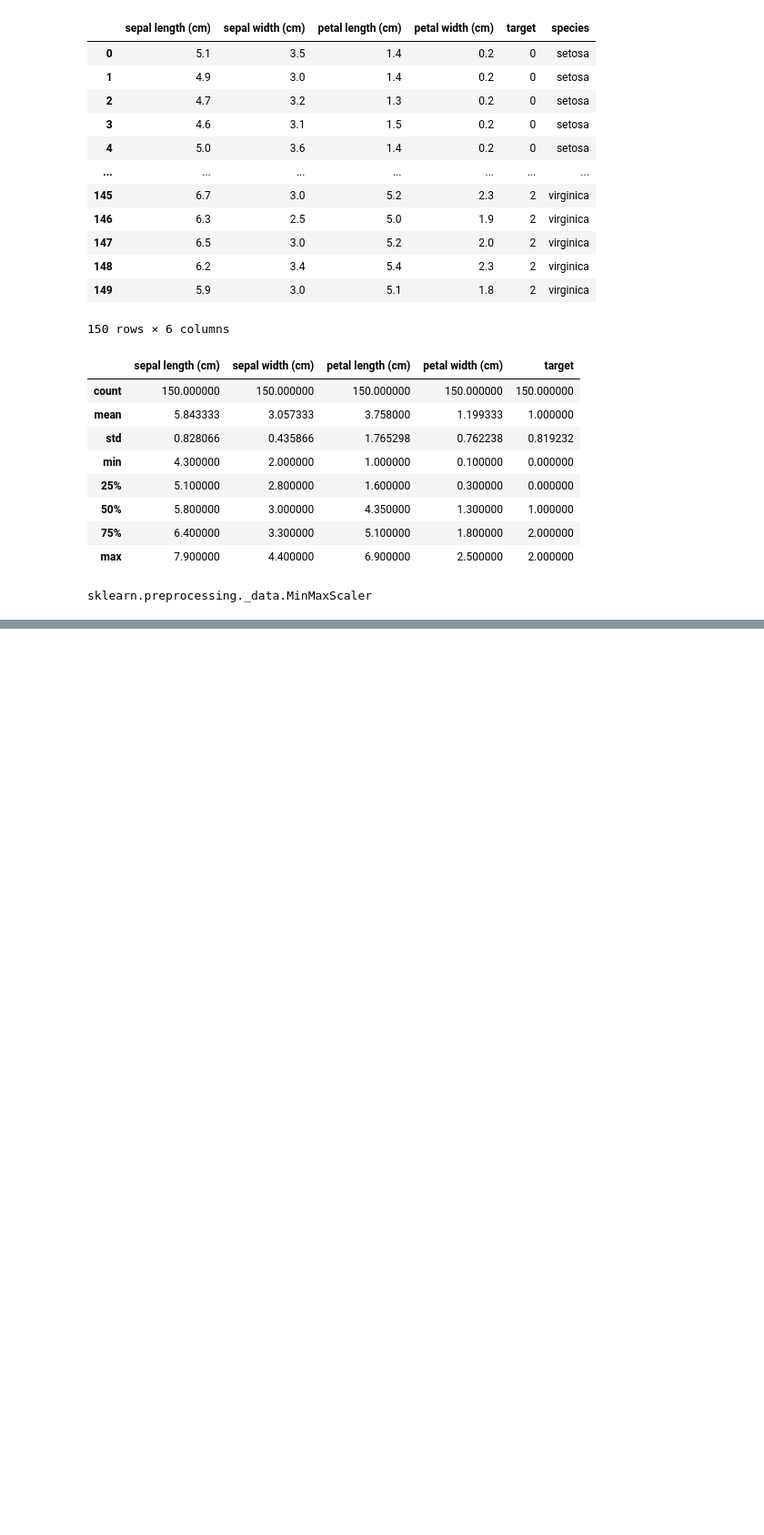
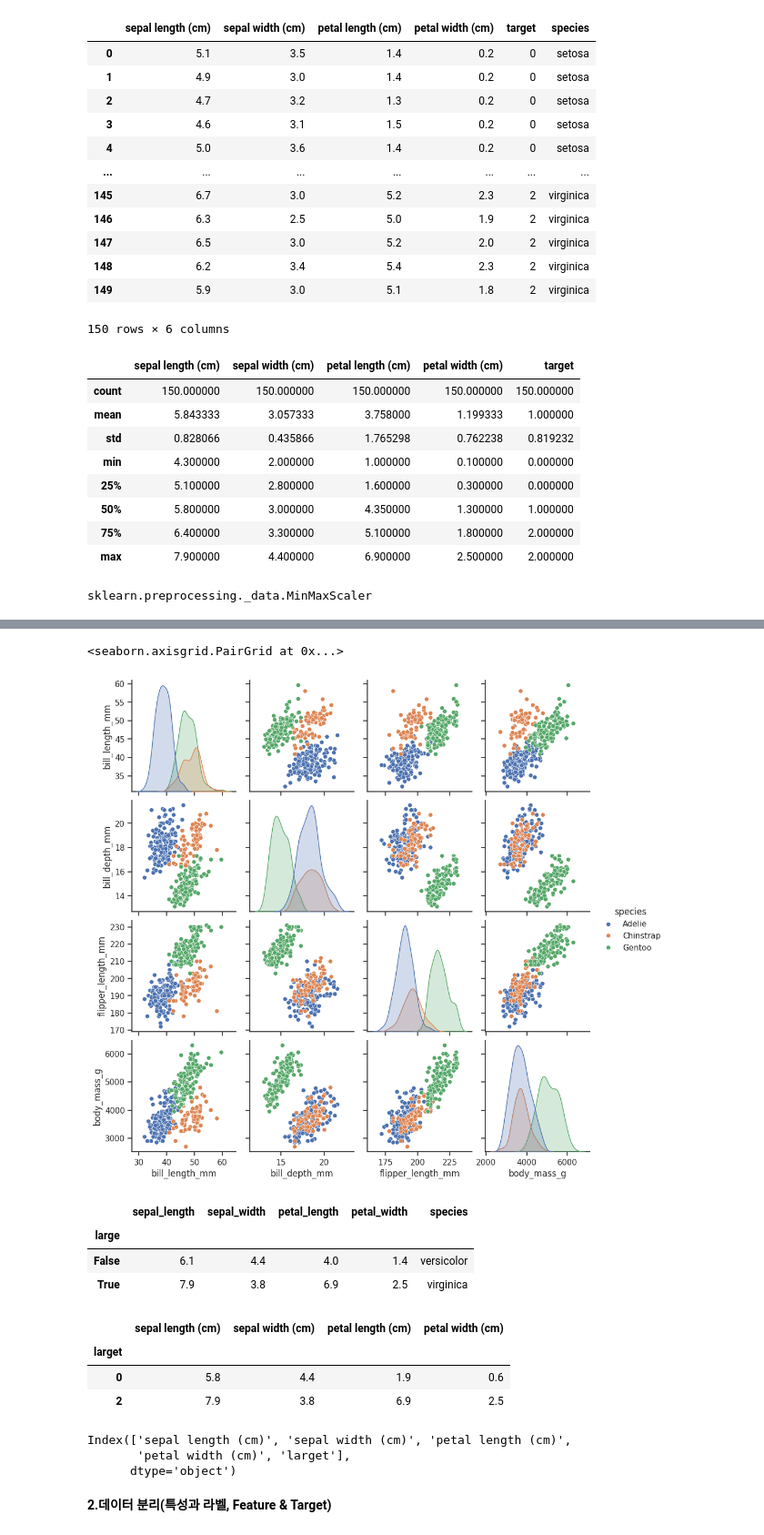
Before and after one commit to nhimsonitaa-bot/Jasmine, a Jupyter notebook: iris202622756.ipynb, the cells around one changed output, grey strips where cells are left out. Shown at 91% size. Cells and saved outputs as stored; diff of their text form; code cells hidden in the pictures; blank space fills up the shorter version.

```diff
--- a/iris202622756.ipynb
+++ b/iris202622756.ipynb
@@ -242,0 +273,57 @@ sklearn.preprocessing._data.MinMaxScaler
+# %%
+import seaborn as sns
+sns.set_theme(style="ticks")
+sns.pairplot(df, hue="species")
+sns.pairplot(df.hue='target')
+plt.show()
+# %% [output]
+<seaborn.axisgrid.PairGrid at 0x...>
+[figure, added]
+# %%
+import pandas as pd
+import seaborn as sns
+
+# Load Iris dataset
+iris = sns.load_dataset('iris')
+
+# Create a new column
+iris['large'] = iris['petal_length'] > 4.0
+
+# Group by large and find maximum values
+result = iris.groupby('large').max()
+
+# Select the first and third rows
+result.iloc[[0, 1]]
+# %% [output]
+|  | sepal_length | sepal_width | petal_length | petal_width | species |
+| large |  |  |  |  |  |
+| False | 6.1 | 4.4 | 4.0 | 1.4 | versicolor |
+| True | 7.9 | 3.8 | 6.9 | 2.5 | virginica |
+# %%
+from sklearn.datasets import load_iris
+import pandas as pd
+
+# Load Iris dataset
+iris = load_iris()
+
+# Create DataFrame
+df = pd.DataFrame(iris.data, columns=iris.feature_names)
+
+# Add target column
+df['larget'] = iris.target
+
+# Group by larget and find maximum values
+df.groupby('larget').max().iloc[[0, 2]]
+# %% [output]
+|  | sepal length (cm) | sepal width (cm) | petal length (cm) | petal width (cm) |
+| larget |  |  |  |  |
+| 0 | 5.8 | 4.4 | 1.9 | 0.6 |
+| 2 | 7.9 | 3.8 | 6.9 | 2.5 |
+# %%
+df.columns
+# %% [output]
+Index(['sepal length (cm)', 'sepal width (cm)', 'petal length (cm)',
+       'petal width (cm)', 'larget'],
+      dtype='object')
+# %% [markdown]
+**2.데이터 분리(특성과 라벨, Feature & Target)**
```
Also changed, not shown: parts of 35 cells of this notebook.
